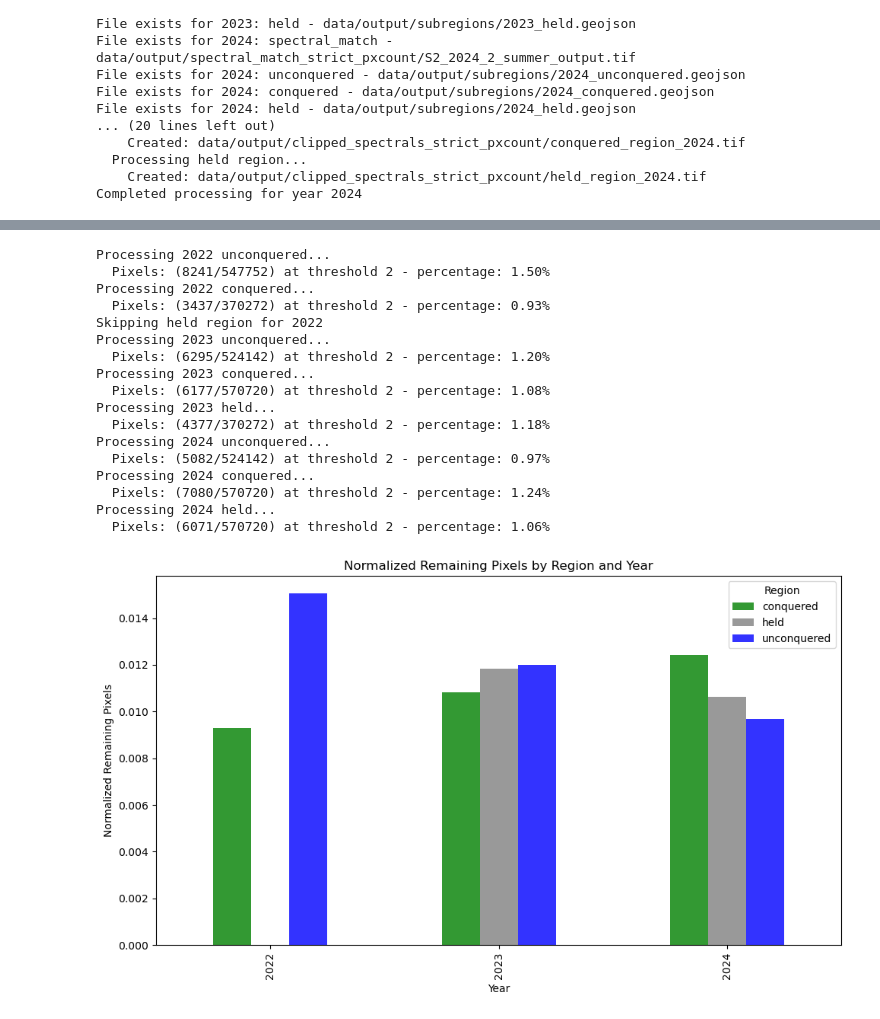
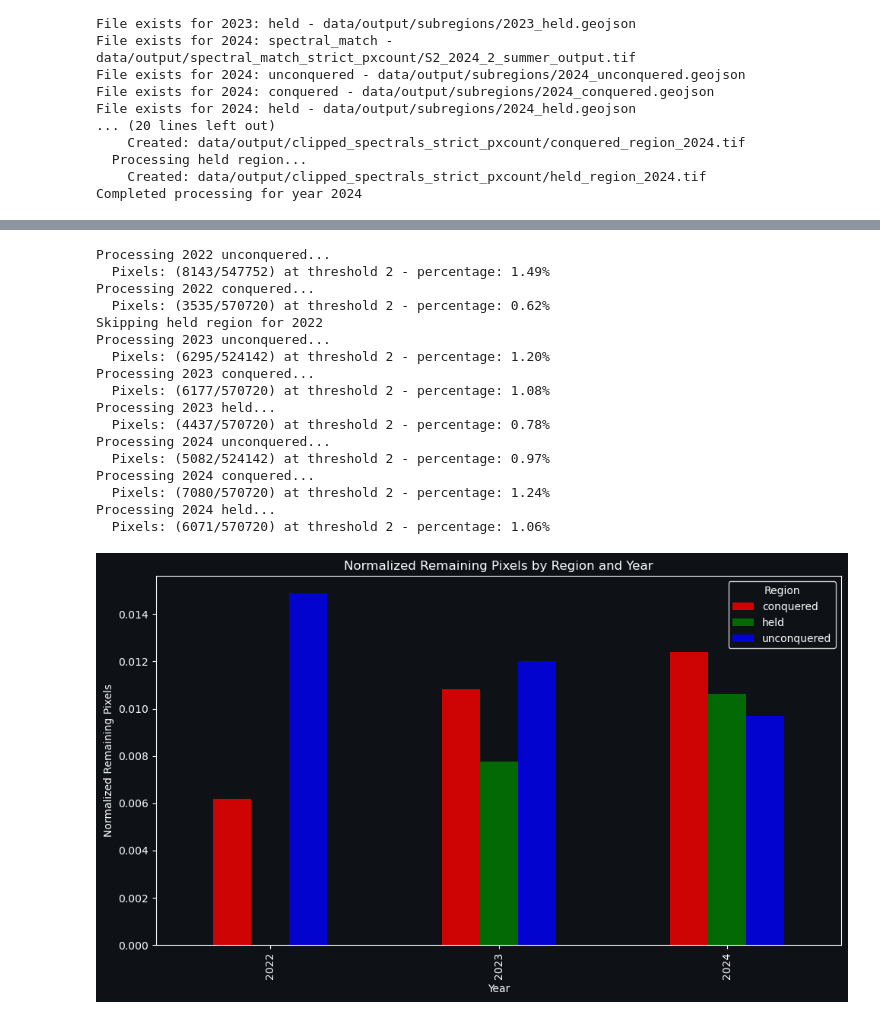
Before and after one commit to BenKraas/2024_GIS1_Abgabe, a Jupyter notebook: 04_determine_frontline_impact_per_year.ipynb, the cells around one changed output, grey strips where cells are left out. Drawn from its saved outputs; the diff is of its cells as text; code cells hidden in the pictures.

```diff
--- a/04_determine_frontline_impact_per_year.ipynb
+++ b/04_determine_frontline_impact_per_year.ipynb
@@ -19,11 +19,9 @@ frontlines = {
     "2024": gpd.read_file(root / "data/source/nzz-maps/2024-06-01-adjusted.json").to_crs("EPSG:4326"),
 }
 
-# convert the adjusted frontline to a Polygon
-frontlines["2024"] = frontlines["2024"].explode().reset_index(drop=True)
 
 # Load the focus region shapefile
-focus_region = gpd.read_file(root / "data/source/new_roi.json").to_crs("EPSG:4326")
+focus_region = gpd.read_file(root / "data/source/new_roi.json").to_crs("EPSG:4326").explode()
 
 # Get the bounds of the focus region
 focus_bounds = focus_region.total_bounds
@@ -37,8 +35,12 @@ frontlines_cropped = {
 fig, ax = plt.subplots(figsize=(10, 10))
 for year, frontline in reversed(frontlines_cropped.items()):
     if not frontline.empty:
-        frontline = frontline.explode().reset_index(drop=True)
-        frontline = frontline.to_crs(focus_region.crs)
+        frontline = frontline.union_all()
+        # Ensure frontline is a GeoDataFrame or GeoSeries before reprojecting
+        if isinstance(frontline, (gpd.GeoDataFrame, gpd.GeoSeries)):
+            frontline = frontline.to_crs(focus_region.crs)
+        else:
+            frontline = gpd.GeoSeries([frontline], crs=focus_region.crs)
         frontline.plot(ax=ax, label=f"{year} (cropped)", alpha=0.5)
 
 # Plot the basemap using OpenStreetMap
@@ -64,13 +66,18 @@ subregions = {}
 for year in yearlist:
 	# get the unconquered part of the frontline (all the focus region that is not conquered)
 	unconquered = focus_region.difference(frontlines_cropped[year])
+	unconquered = unconquered.explode().reset_index(drop=True)
 	# get the conquered part of the frontline
 	conquered = frontlines_cropped[year].intersection(focus_region)
+	conquered = conquered.explode().reset_index(drop=True)
 	# get the held part of the frontline from the previous year
 	if year == "2022":
 		held = focus_region.union(frontlines_cropped[year])
 	else:
 		held = frontlines_cropped[str(int(year) - 1)].intersection(focus_region)
+		# geoseries must be converted to polygons
+		held = held.explode().reset_index(drop=True)
+
 	# store the subregions in a dictionary
 	subregions[year] = {
 		"unconquered": unconquered,
@@ -101,6 +108,7 @@ Held: 0    POLYGON ((37.26181 47.76621, 37.27566 47.76672...
 dtype: geometry
 # %%
 # Plot the subregions in a 3x1 grid (One part for each year)
+plt.style.use({'axes.facecolor': '#0e1116', 'figure.facecolor': '#0e1116', 'axes.edgecolor': 'white', 'text.color': 'white', 'xtick.color': 'white', 'ytick.color': 'white', 'grid.color': 'gray'})
 fig, axs = plt.subplots(1, 3, figsize=(15, 10))
 for i, (year, regions) in enumerate(subregions.items()):
 	ax = axs[i]
@@ -122,9 +130,16 @@ for i, (year, regions) in enumerate(subregions.items()):
 	contextily.add_basemap(ax, source=contextily.providers.OpenStreetMap.Mapnik, zoom=9, alpha=0.8)
 
 	# Add title and labels
-	ax.set_title(f"Subregions for {year}")
-	ax.set_xlabel("Longitude")
-	ax.set_ylabel("Latitude")
+	ax.set_title(f"Subregions for {year}", color="white")
+	ax.set_xlabel("Longitude", color="white")
+	ax.set_ylabel("Latitude", color="white")
+
+	# Set grid and spines to match dark mode
+	ax.grid(color="gray", linestyle="--", linewidth=0.5)
+	ax.spines["top"].set_color("white")
+	ax.spines["bottom"].set_color("white")
+	ax.spines["left"].set_color("white")
+	ax.spines["right"].set_color("white")
 
 plt.tight_layout()
 plt.show()
@@ -458,5 +473,6 @@ plt.show()
 # %%
 # load all tifs
+
 subregions_dict = output_dir
 subregions_tifs = {
 	"2022": {
@@ -508,39 +524,40 @@ for year, regions in subregions_tifs.items():
 			"Remaining Pixels": remaining_pixels,
 			"Normalized Remaining Pixels": remaining_pixels / total_pixels
 		}])
 		print(f"  Pixels: ({remaining_pixels}/{total_pixels}) at threshold {threshold} - percentage: {remaining_pixels / total_pixels:.2%}")
 		statistics_df = pd.concat([statistics_df, new_row], ignore_index=True)
 
 # Plot the normalized remaining pixels
+plt.style.use({'axes.facecolor': '#0e1116', 'figure.facecolor': '#0e1116', 'axes.edgecolor': 'white', 'text.color': 'white', 'xtick.color': 'white', 'ytick.color': 'white', 'grid.color': 'gray'})
 fig, ax = plt.subplots(figsize=(10, 6))
 
 # Prepare data for the bar plot
 bar_data = statistics_df.pivot(index="Year", columns="Region", values="Normalized Remaining Pixels").fillna(0)
-bar_data.plot(kind="bar", ax=ax, color=["green", "gray", "blue"], alpha=0.8)
+bar_data.plot(kind="bar", ax=ax, color=["red", "green", "blue"], alpha=0.8)
 
 # Set the title and labels
-ax.set_title("Normalized Remaining Pixels by Region and Year")
-ax.set_xlabel("Year")
-ax.set_ylabel("Normalized Remaining Pixels")
-ax.legend(title="Region")
+ax.set_title("Normalized Remaining Pixels by Region and Year", color="white")
+ax.set_xlabel("Year", color="white")
+ax.set_ylabel("Normalized Remaining Pixels", color="white")
+ax.legend(title="Region", labelcolor="white", facecolor="#0e1116", edgecolor="white")
 plt.tight_layout()
 plt.show()
 # %% [output]
 Processing 2022 unconquered...
-  Pixels: (8241/547752) at threshold 2 - percentage: 1.50%
+  Pixels: (8143/547752) at threshold 2 - percentage: 1.49%
 Processing 2022 conquered...
-  Pixels: (3437/370272) at threshold 2 - percentage: 0.93%
+  Pixels: (3535/570720) at threshold 2 - percentage: 0.62%
 Skipping held region for 2022
 Processing 2023 unconquered...
   Pixels: (6295/524142) at threshold 2 - percentage: 1.20%
 Processing 2023 conquered...
   Pixels: (6177/570720) at threshold 2 - percentage: 1.08%
 Processing 2023 held...
-  Pixels: (4377/370272) at threshold 2 - percentage: 1.18%
+  Pixels: (4437/570720) at threshold 2 - percentage: 0.78%
 Processing 2024 unconquered...
   Pixels: (5082/524142) at threshold 2 - percentage: 0.97%
 Processing 2024 conquered...
   Pixels: (7080/570720) at threshold 2 - percentage: 1.24%
 Processing 2024 held...
   Pixels: (6071/570720) at threshold 2 - percentage: 1.06%
-[figure, old version]
+[figure, new version]
```
Also changed, not shown: parts of 5 cells of this notebook, 3 other files.
